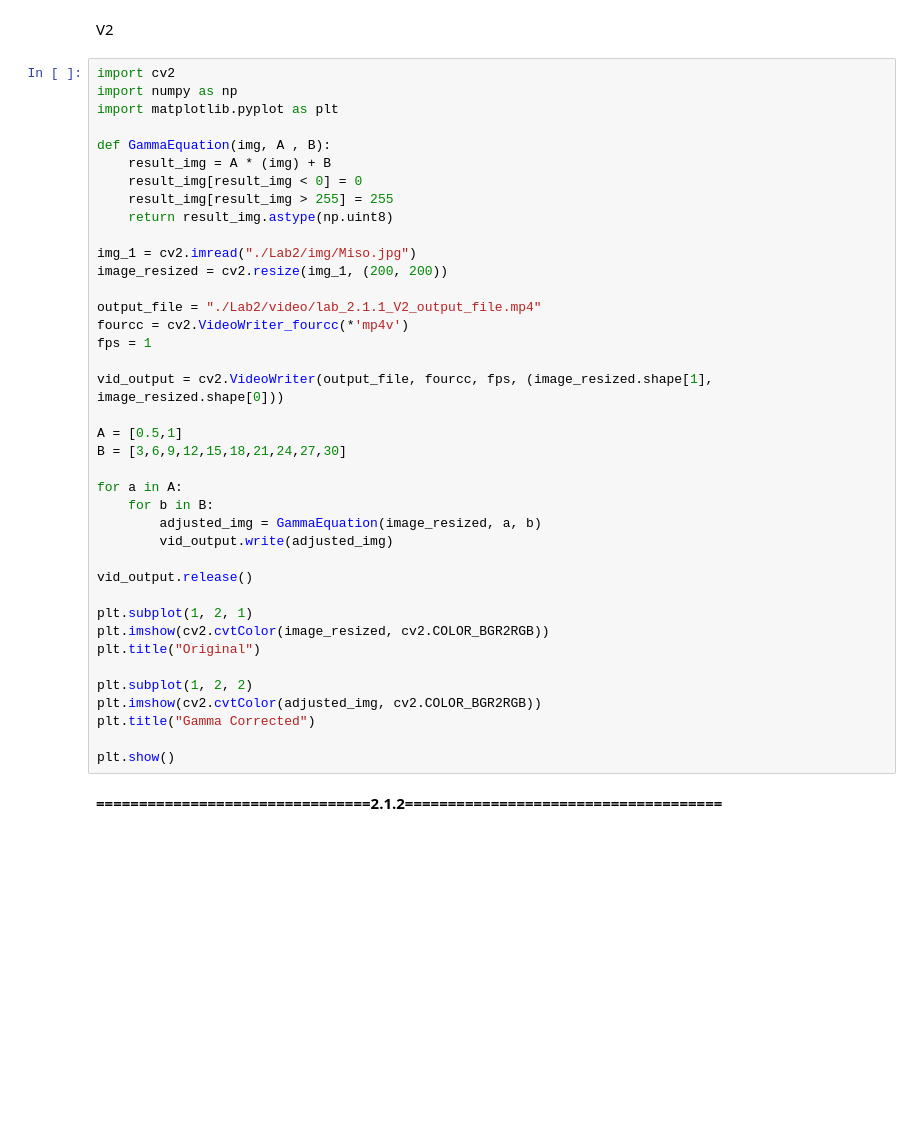
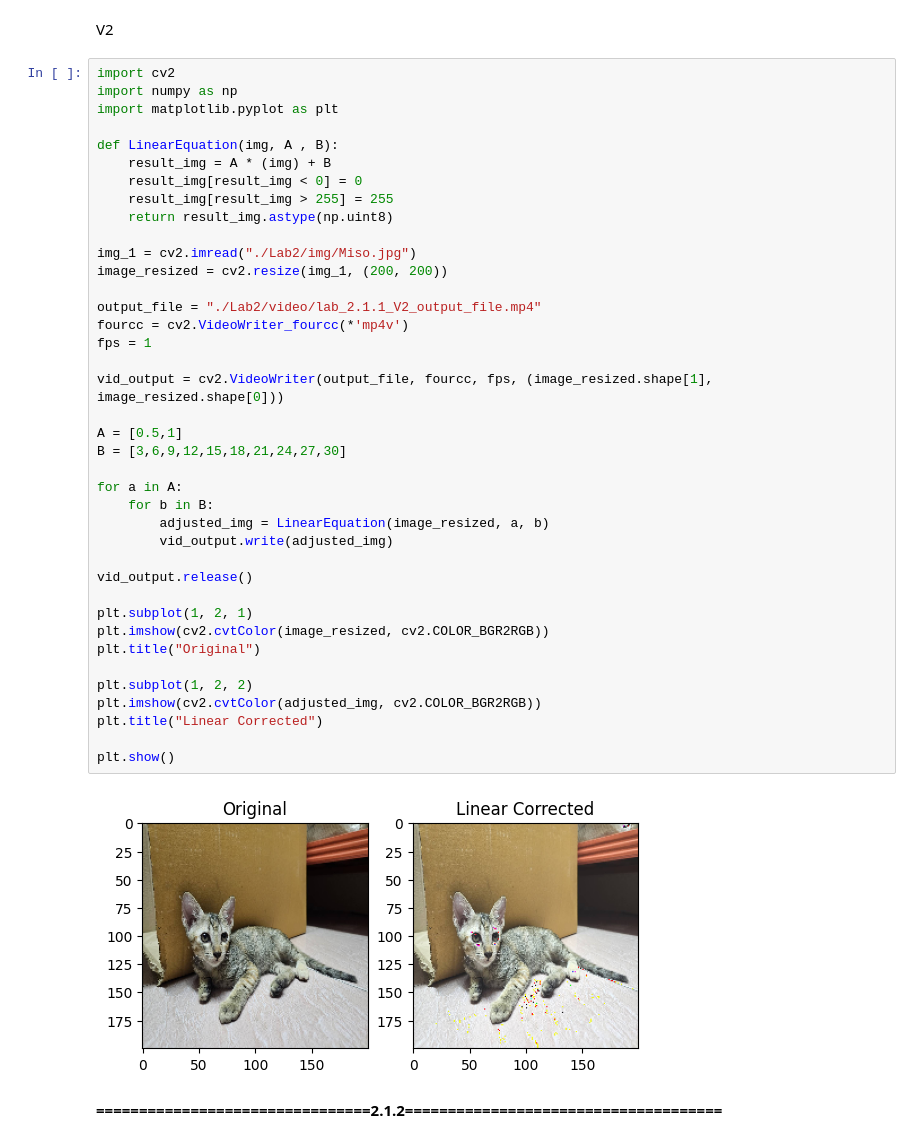
Before and after one commit to Han-Wanburhan/ImageProcessing, a Jupyter notebook: Image_Processing.ipynb, the cells around one changed output. Drawn from its saved outputs; the diff is of its cells as text; blank space fills up the shorter version.

```diff
--- a/Image_Processing.ipynb
+++ b/Image_Processing.ipynb
@@ -474,40 +476,42 @@ import cv2
 import numpy as np
 import matplotlib.pyplot as plt
 
-def GammaEquation(img, A , B):
+def LinearEquation(img, A , B):
     result_img = A * (img) + B
     result_img[result_img < 0] = 0
     result_img[result_img > 255] = 255
     return result_img.astype(np.uint8)
 
 img_1 = cv2.imread("./Lab2/img/Miso.jpg")
 image_resized = cv2.resize(img_1, (200, 200))
 
 output_file = "./Lab2/video/lab_2.1.1_V2_output_file.mp4"
 fourcc = cv2.VideoWriter_fourcc(*'mp4v')
 fps = 1
 
 vid_output = cv2.VideoWriter(output_file, fourcc, fps, (image_resized.shape[1], image_resized.shape[0]))
 
 A = [0.5,1]
 B = [3,6,9,12,15,18,21,24,27,30]
 
 for a in A:
     for b in B:
-        adjusted_img = GammaEquation(image_resized, a, b)
+        adjusted_img = LinearEquation(image_resized, a, b)
         vid_output.write(adjusted_img)
 
 vid_output.release()
 
 plt.subplot(1, 2, 1)
 plt.imshow(cv2.cvtColor(image_resized, cv2.COLOR_BGR2RGB))
 plt.title("Original")
 
 plt.subplot(1, 2, 2)
 plt.imshow(cv2.cvtColor(adjusted_img, cv2.COLOR_BGR2RGB))
-plt.title("Gamma Corrected")
+plt.title("Linear Corrected")
 
 plt.show()
+# %% [output]
+[figure, added]
 # %% [markdown]
 **================================2.1.2=====================================**
 # %% [markdown]
```
Also changed, not shown: parts of 5 cells of this notebook.
